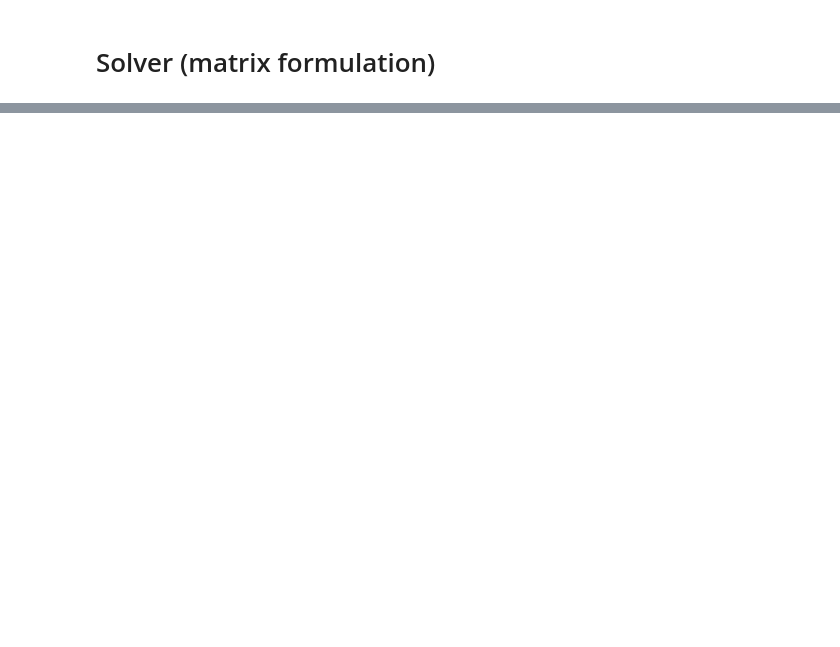
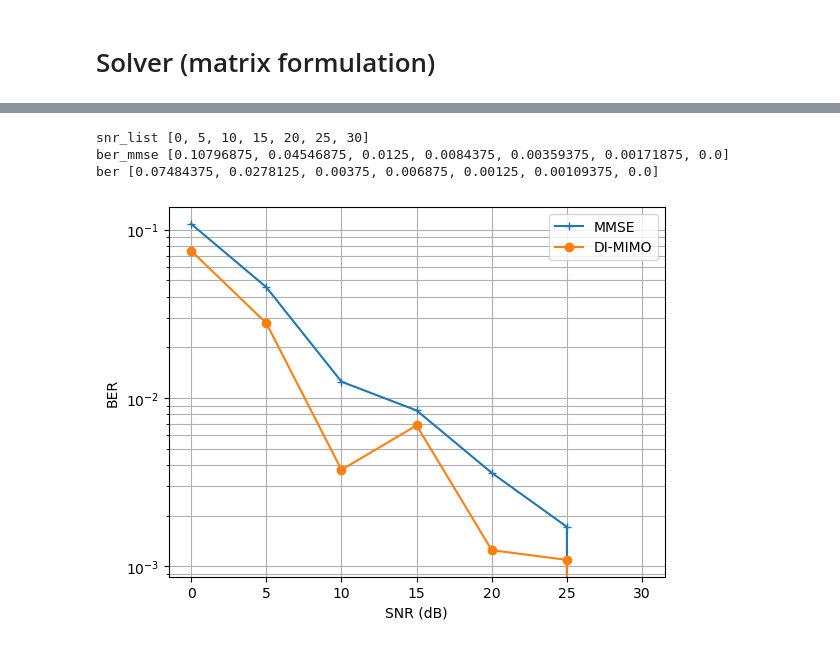
Before and after one commit to hy592/6775-Final-Project, a Jupyter notebook: DI_MIMO.ipynb, the cells around one changed output, grey strips where cells are left out. Drawn from its saved outputs; the diff is of its cells as text; code cells hidden in the pictures; blank space fills up the shorter version.

```diff
--- a/DI_MIMO.ipynb
+++ b/DI_MIMO.ipynb
@@ -341,0 +352,27 @@ def CIM_AHC_tf(T_time, J, time_step, r=0.2, beta=0.05, coupling_str=0.07, mu=1,
+# %%
+# Generate 20 paris of X and error_var init
+import numpy as np
+num_anneals = 20
+N = 65
+x = np.sqrt(0.001) * np.random.normal(0,1,(65, num_anneals))
+error_var = np.abs(np.sqrt(0.001)* np.random.normal(0,1,(65,num_anneals)))
+
+# store x and error_var in two files
+# each row contain 65 values, separated by space
+# each file has 20 rows
+
+# Seed for verification
+np.random.seed(1)
+# Store x in a file
+with open('tb_data/HLS_tb_data/x_file.txt', 'w') as file:
+    for i in range(num_anneals):
+        row = ' '.join(str(value) for value in x[:,i])
+        file.write(row + '\n')
+
+# Store error_var in a file
+with open('tb_data/HLS_tb_data/error_var_file.txt', 'w') as file:
+    for i in range(num_anneals):
+        row = ' '.join(str(value) for value in error_var[:,i])
+        file.write(row + '\n')
+
+print("x and error_var files are generated")
@@ -679,0 +557,7 @@ plt.savefig('snr_plot.pdf', format='pdf')
+# %%
+BER("ideal")
+# %% [output]
+snr_list [0, 5, 10, 15, 20, 25, 30]
+ber_mmse [0.10796875, 0.04546875, 0.0125, 0.0084375, 0.00359375, 0.00171875, 0.0]
+ber [0.07484375, 0.0278125, 0.00375, 0.006875, 0.00125, 0.00109375, 0.0]
+[figure, added]
```
Also changed, not shown: parts of 23 cells of this notebook, 8 other files.
